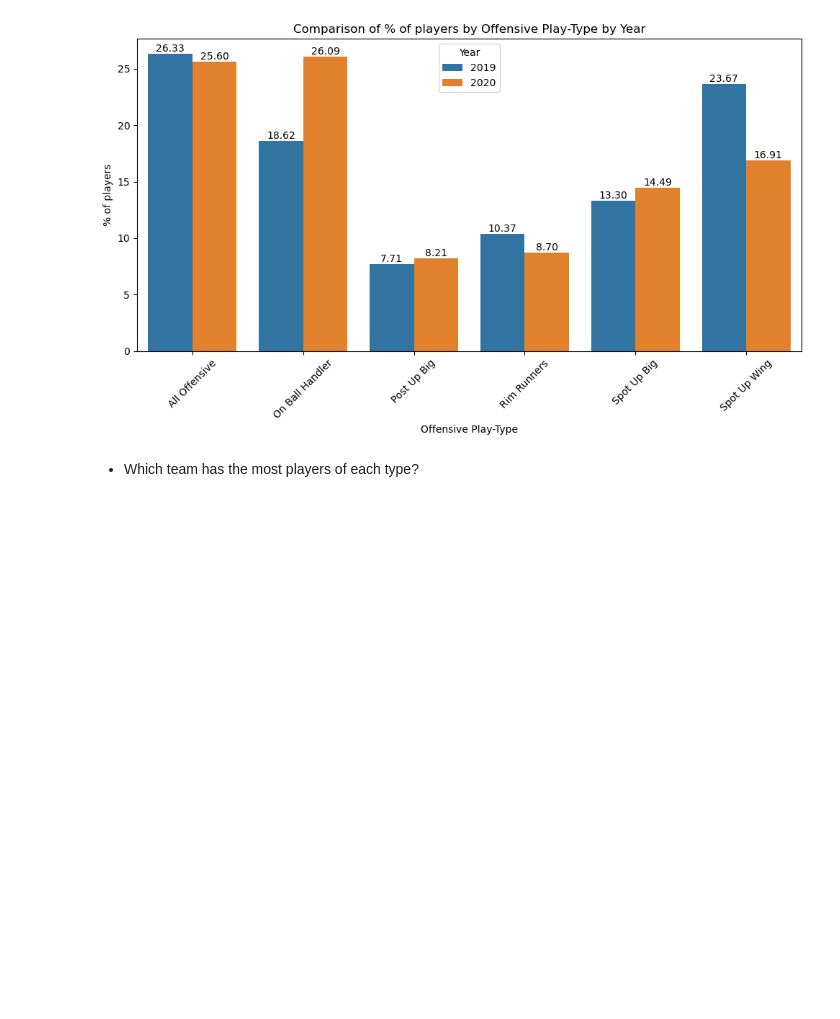
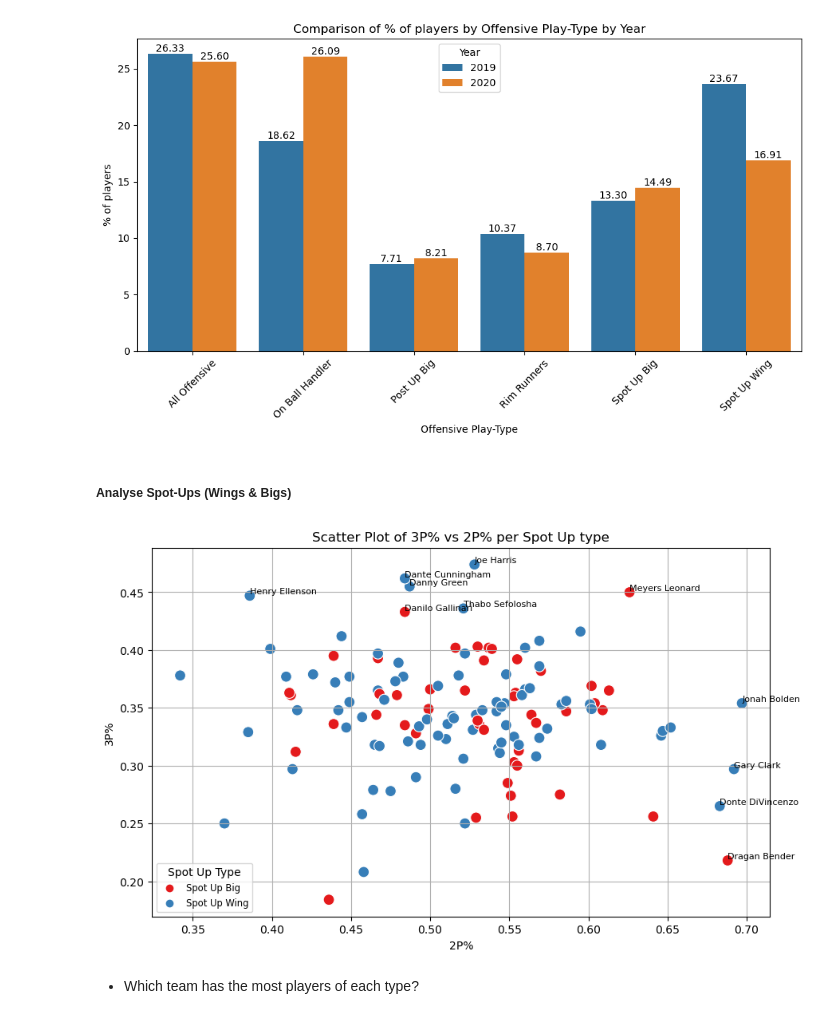
Before and after one commit to GabrielGausachs/Kmeans-for-NBA-PlayerTypes, a Jupyter notebook: code/analysing.ipynb, the cells around one changed output. Cells and saved outputs as stored; diff of their text form; code cells hidden in the pictures; blank space fills up the shorter version.

Commit message:
update scatterplot

```diff
--- a/code/analysing.ipynb
+++ b/code/analysing.ipynb
@@ -99,3 +84,5 @@ plt.savefig('../img/Barchart comparison.png')
 plt.show()
 # %% [output]
 [figure]
+# %% [markdown]
+##### Analyse Spot-Ups (Wings & Bigs)
@@ -102,3 +109,39 @@ plt.show()
+# %%
+# Filter per Spot Up Players
+spotups = players_new_types[(players_new_types['Cluster'] == 'Spot Up Wing') | (players_new_types['Cluster'] == 'Spot Up Big')]
+
+# Season 2019
+spotups = spotups[spotups['Season']==2019]
+
+# Get no duplicates players
+br_2019_no_duplicates = br_2019.drop_duplicates(subset="Player", keep="first")
+
+# Merge both dataframes
+merged_spotups = pd.merge(spotups, br_2019_no_duplicates, left_on="PLAYER", right_on="Player", how="inner", indicator=True)
+# %%
+import seaborn as sns
+import matplotlib.pyplot as plt
+
+plt.figure(figsize=(10, 6))
+sns.scatterplot(data=merged_spotups, x='2P%', y='3P%', hue='Cluster', palette='Set1', s=100)
+
+threshold_3P = 0.42
+threshold_2P = 0.66
+
+for i, row in merged_spotups.iterrows():
+    if row['3P%'] > threshold_3P or row['2P%'] > threshold_2P:
+        plt.text(row['2P%'], row['3P%'], row['Player'], fontsize=8, ha='left', va='bottom')
+
+plt.title('Scatter Plot of 3P% vs 2P% per Spot Up type')
+plt.xlabel('2P%')
+plt.ylabel('3P%')
+
+plt.legend(title='Spot Up Type',loc='lower left', fontsize='small')
+plt.grid(True)
+plt.savefig('../img/ScatterPlotSpotUp.png')
+plt.show()
+# %% [output]
+[figure, added]
 # %% [markdown]
 - Which team has the most players of each type?
 # %%
```
Also changed, not shown: parts of 2 cells of this notebook, 3 other files.
